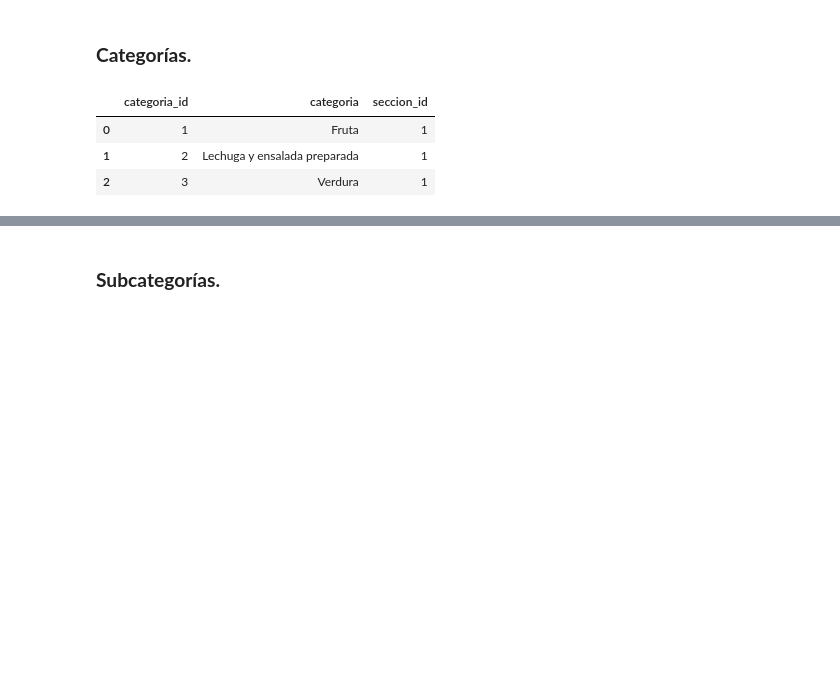
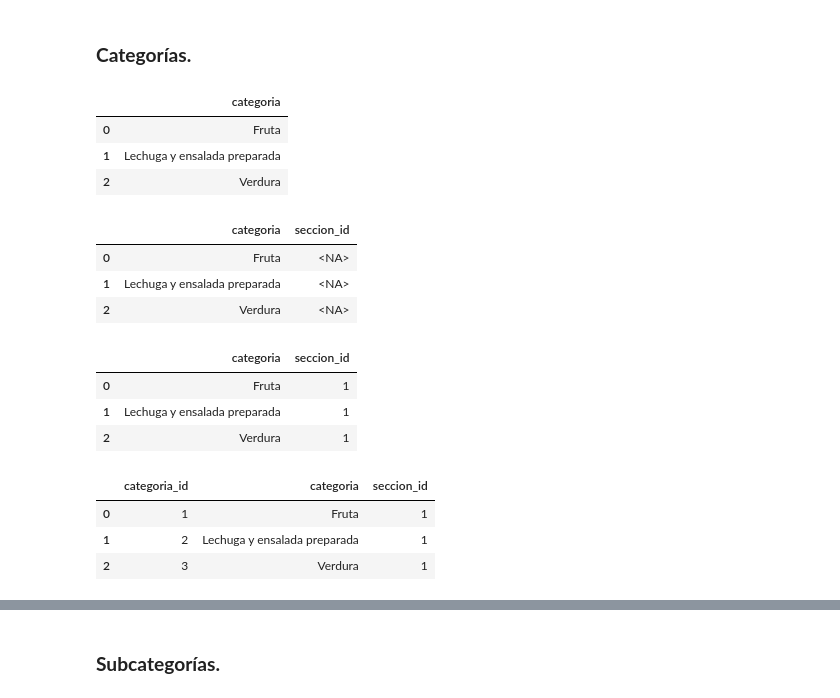
Before and after one commit to dapafer/auto_Pr-PSV, a Jupyter notebook: src/supermercado_database_structure.ipynb, the cells around one changed output, grey strips where cells are left out. Cells and saved outputs as stored; diff of their text form; code cells hidden in the pictures; blank space fills up the shorter version.

```diff
--- a/src/supermercado_database_structure.ipynb
+++ b/src/supermercado_database_structure.ipynb
@@ -10,9 +10,9 @@ import pandas as pd
 # %% [markdown]
 ## **Cargar datos.**
 # %%
-categorias = pd.read_csv('../data/categorias_fyv.csv')
-subcategorias = pd.read_csv('../data/subcategorias_fyv.csv')
-productos = pd.read_csv('../data/productos_fyv.csv')
+cat_fyv = pd.read_csv('../data/fyv/categorias_fyv.csv')
+sub_fyv = pd.read_csv('../data/fyv/subcategorias_fyv.csv')
+prod_fyv = pd.read_csv('../data/fyv/productos_fyv.csv')
 # %% [markdown]
 ## **Generar estructura.**
 # %% [markdown]
@@ -28,12 +48,39 @@ secciones
 # %% [markdown]
 ### **Categorías.**
+# %%
+cat_fyv
+# %% [output]
+|  | categoria |
+| 0 | Fruta |
+| 1 | Lechuga y ensalada preparada |
+| 2 | Verdura |
 # %%
 # insertar columna de IDs llamada "seccion_id", para realizar la correspondiente relación en la base de datos como "FOREIGN KEYS"
-categorias.insert(len(categorias.columns), 'seccion_id', 1)
+cat_fyv['seccion_id'] = pd.Series(dtype='Int64')
 
-categorias
+cat_fyv
 # %% [output]
-|  | categoria_id | categoria | seccion_id |
-| 0 | 1 | Fruta | 1 |
-| 1 | 2 | Lechuga y ensalada preparada | 1 |
-| 2 | 3 | Verdura | 1 |
+|  | categoria | seccion_id |
+| 0 | Fruta | <NA> |
+| 1 | Lechuga y ensalada preparada | <NA> |
+| 2 | Verdura | <NA> |
+# %%
+# insertar valores en columna "seccion_id"
+cat_fyv['seccion_id'] = 1
+
+cat_fyv
+# %% [output]
+|  | categoria | seccion_id |
+| 0 | Fruta | 1 |
+| 1 | Lechuga y ensalada preparada | 1 |
+| 2 | Verdura | 1 |
+# %%
+# insertar columna de IDs llamada "categoria_id", para realizar la correspondiente relación en la base de datos como "PRIMARY KEYS"
+cat_fyv.insert(0, 'categoria_id', range(1, len(cat_fyv)+1))
+
+cat_fyv
+# %% [output]
+|  | categoria_id | categoria | seccion_id |
+| 0 | 1 | Fruta | 1 |
+| 1 | 2 | Lechuga y ensalada preparada | 1 |
+| 2 | 3 | Verdura | 1 |
```
Also changed, not shown: parts of 17 cells of this notebook, 7 other files.
